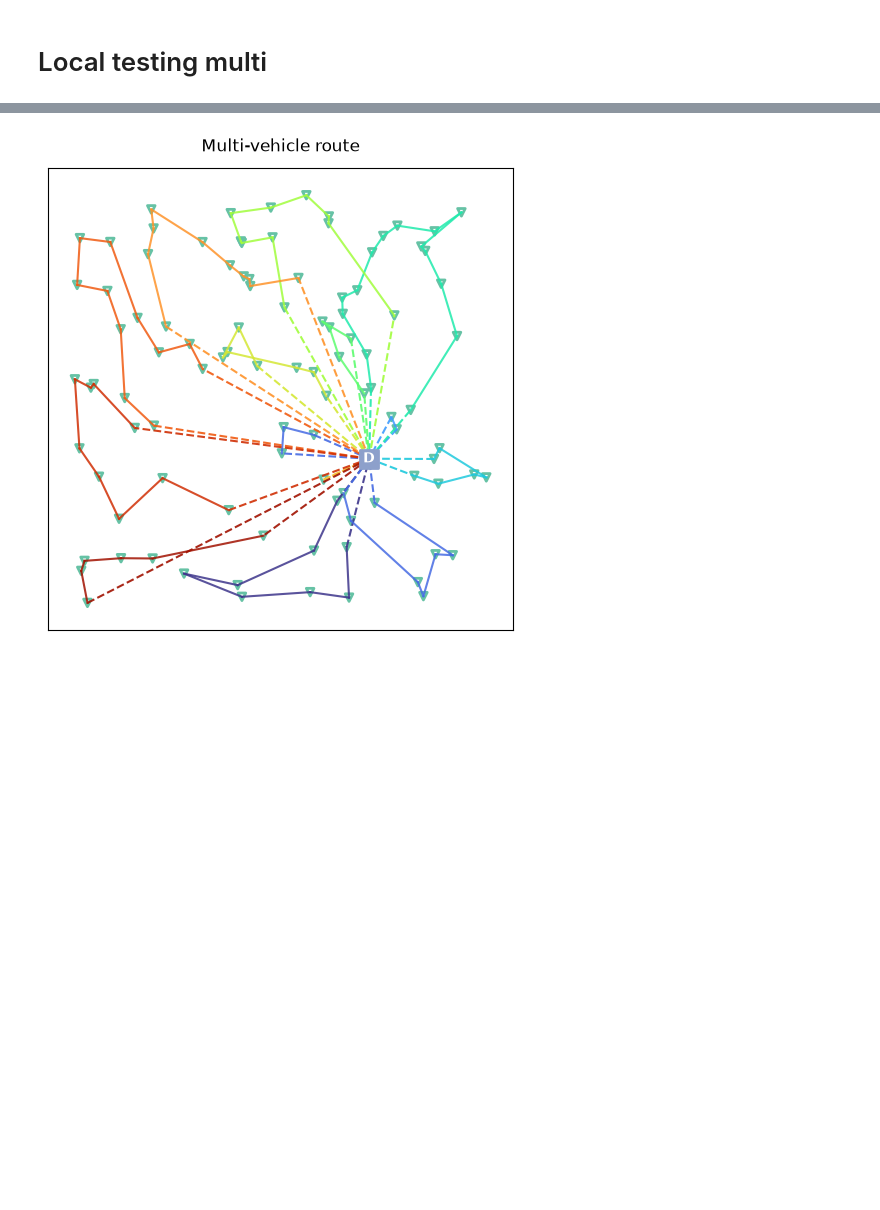
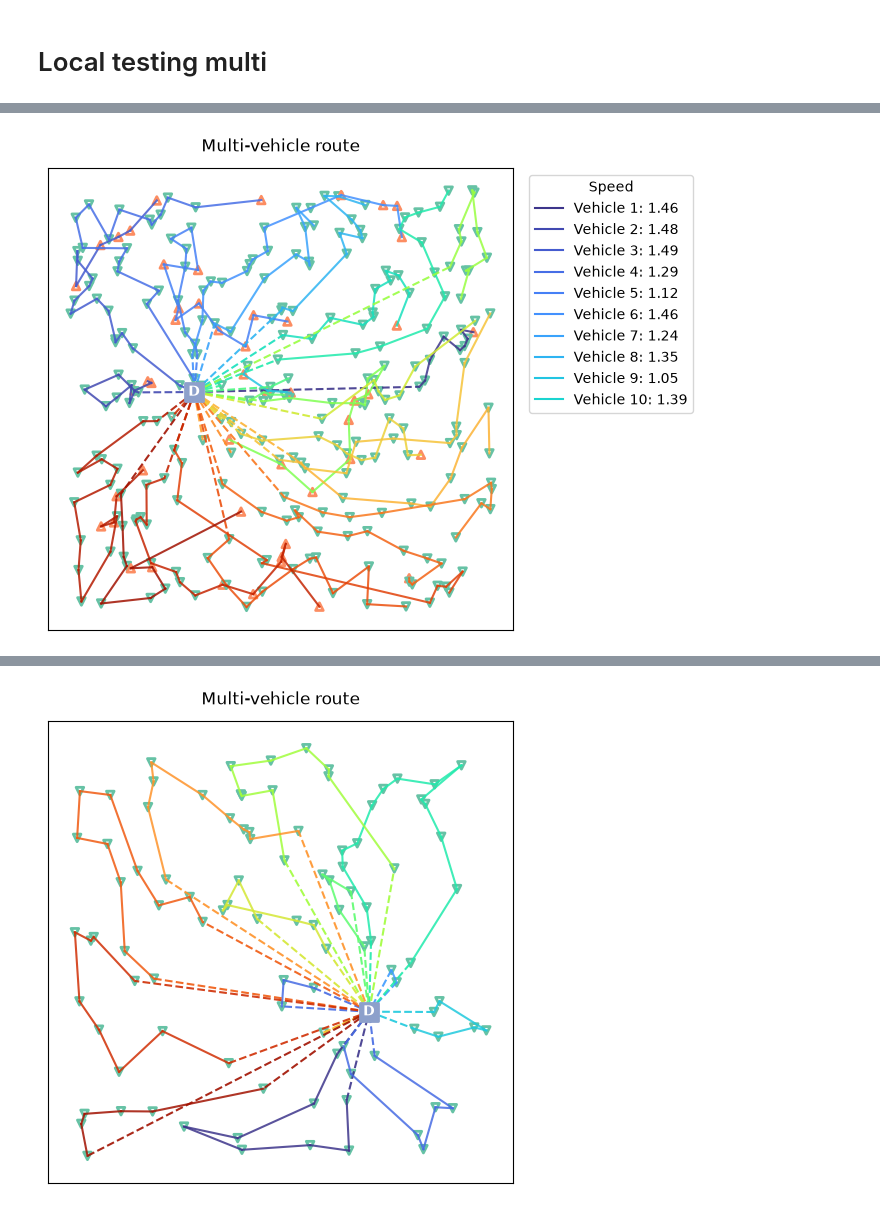
Before and after one commit to PabloR0driguez/routefinder, a Jupyter notebook: Baselines_Runner_Colab.ipynb, the cells around one changed output, grey strips where cells are left out. Cells and saved outputs as stored; diff of their text form; code cells hidden in the pictures; blank space fills up the shorter version.

```diff
--- a/Baselines_Runner_Colab.ipynb
+++ b/Baselines_Runner_Colab.ipynb
@@ -273,3 +322,15 @@ display(Image(filename="multivehicle_route.png"))
+# %%
+from IPython.display import Image, display
+
+problem = "ovrpbl"
+
+display(
+    Image(
+        filename=f"multivehicle_route_{problem}.png"
+    )
+)
+# %% [output]
+[figure, added]
 # %%
 %cd "C:\Users\josep\Downloads\Important Uni Stuff\WS26\Code_repo\routefinder"
 
```
Also changed, not shown: parts of 12 cells of this notebook, 14 other files.
